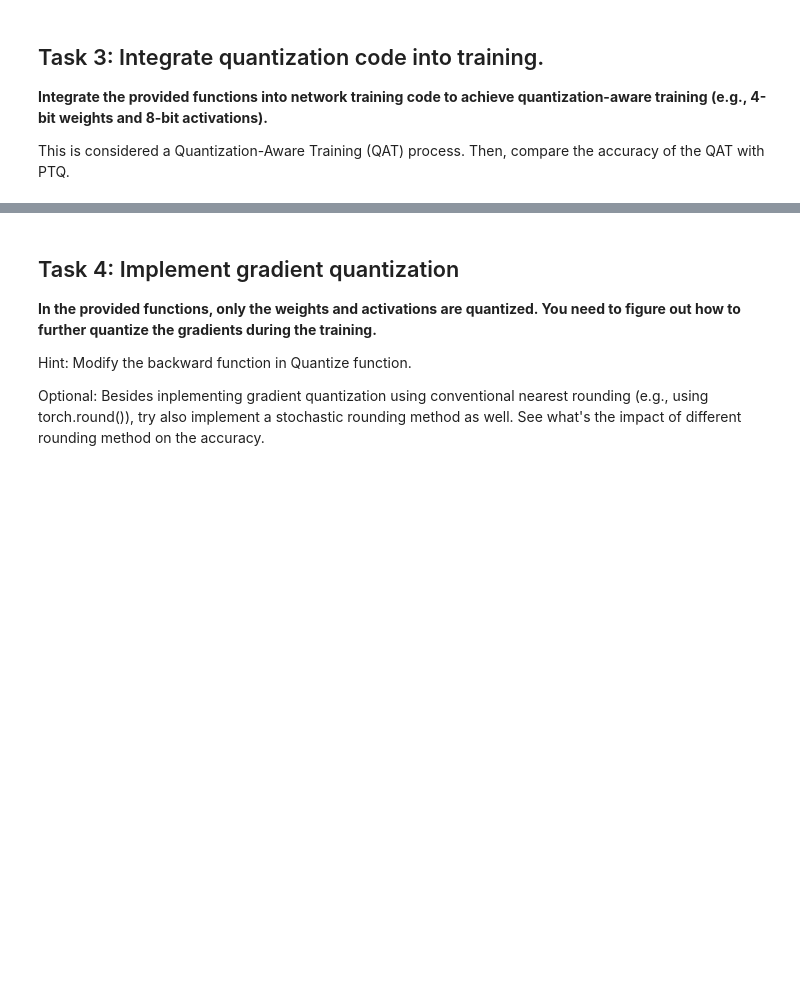
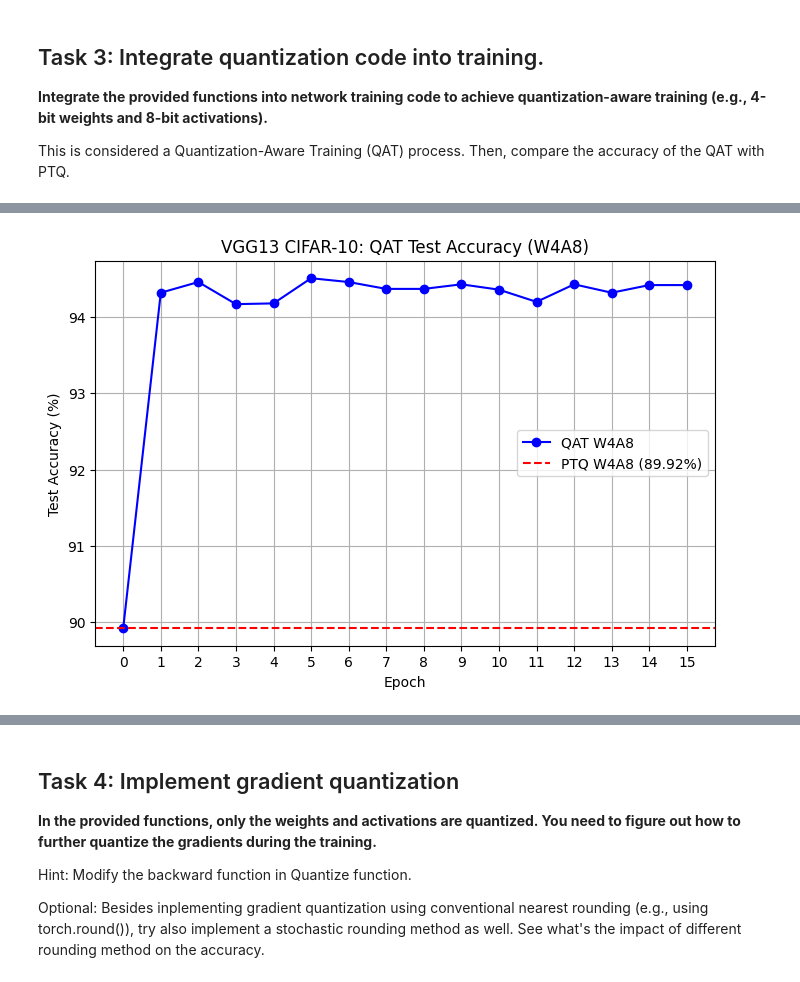
Before and after one commit to Braveenan/CSCI8440_Efficient_Deep_Learning, a Jupyter notebook: Assignment2/Lab_quantization.ipynb, the cells around one changed output, grey strips where cells are left out. Saved outputs shown, nothing was run; the diff lists cells and outputs as text; code cells hidden in the pictures; blank space fills up the shorter version.

```diff
--- a/Assignment2/Lab_quantization.ipynb
+++ b/Assignment2/Lab_quantization.ipynb
@@ -541,0 +576,7 @@ You need to replace all the nn.Conv2d and nn.Linear with this customized QConv a
+# %%
+weight_bit = 4
+activation_bit = 8
+
+accuracy_ptq = main_PTQ_wa(weight_bit=4, activation_bit=8)
+
+print(f"PTQ W{weight_bit}A{activation_bit} Test Accuracy: {accuracy_ptq:.4f}%")
@@ -547,0 +675,13 @@ Then, compare the accuracy of the QAT with PTQ.
+# %%
+weight_bit = 4
+activation_bit = 8
+
+accuracy_before, accuracy_qat, test_accuracies = main_QAT(
+    weight_bit=weight_bit,
+    activation_bit=activation_bit,
+    epochs=15,
+    lr=0.001
+)
+
+print(f"\nPTQ W4A8 Accuracy: {accuracy_before:.4f}%")
+print(f"QAT W4A8 Accuracy: {accuracy_qat:.4f}%")
@@ -547,0 +706,44 @@ Then, compare the accuracy of the QAT with PTQ.
+# %%
+os.makedirs("results", exist_ok=True)
+
+epochs_list = list(range(len(test_accuracies)))
+
+plt.figure(figsize=(8, 5))
+
+plt.plot(epochs_list, test_accuracies, marker='o', color='blue', label='QAT W4A8')
+
+plt.axhline(
+    y=accuracy_before,
+    color='red',
+    linestyle='--',
+    label=f'PTQ W4A8 ({accuracy_before:.2f}%)'
+)
+
+plt.xlabel("Epoch")
+plt.ylabel("Test Accuracy (%)")
+plt.title("VGG13 CIFAR-10: QAT Test Accuracy (W4A8)")
+plt.xticks(epochs_list)
+plt.grid(True)
+plt.legend()
+
+plt.savefig(
+    "results/2_qat_test_accuracy.png",
+    dpi=300,
+    bbox_inches='tight'
+)
+
+plt.show()
+
+results_df = pd.DataFrame({
+    "Epoch": epochs_list,
+    "Test Accuracy (%)": test_accuracies
+})
+
+results_df.to_csv(
+    "results/2_qat_test_accuracy.csv",
+    index=False
+)
+
+print(results_df)
+# %% [output]
+[figure, added]
```
Also changed, not shown: parts of 10 cells of this notebook, 5 other files.
